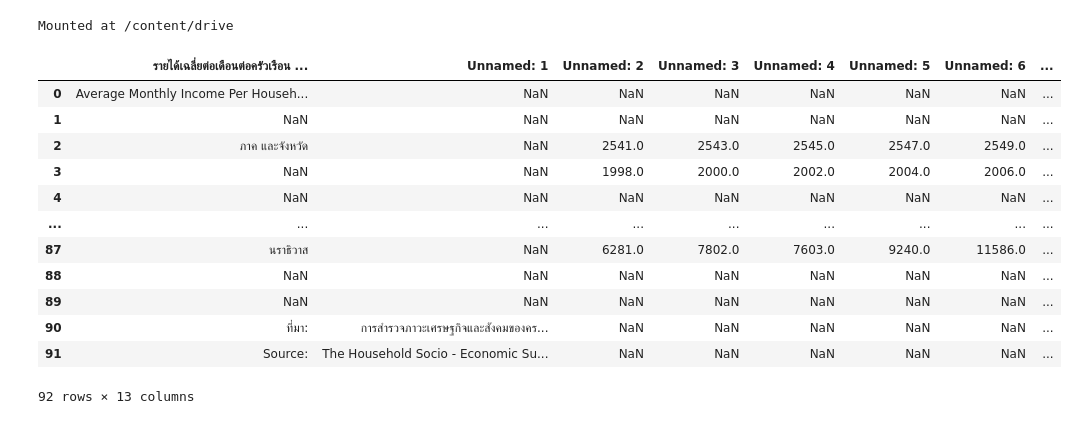
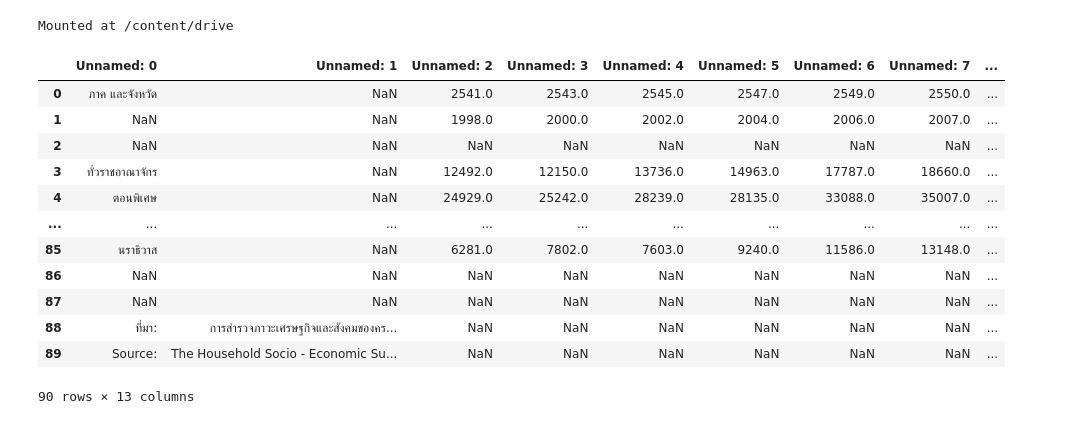
Before and after one commit to MeenTers/KKU_data_mining, a Jupyter notebook: Quiz2.ipynb, the cells around one changed output. Drawn from its saved outputs; the diff is of its cells as text; code cells hidden in the pictures.

```diff
--- a/Quiz2.ipynb
+++ b/Quiz2.ipynb
@@ -13,19 +13,19 @@ path = '/content/drive/My Drive/data_viz'
 # %%
 province_path = os.path.join(path,'3.-41-58.xls')
 # %%
-province_df = pd.read_excel(province_path)
+province_df = pd.read_excel(province_path,skiprows=[0,1])
 province_df
 # %% [output]
-|  | รายได้เฉลี่ยต่อเดือนต่อครัวเรือน ... | Unnamed: 1 | Unnamed: 2 | Unnamed: 3 | Unnamed: 4 | Unnamed: 5 | Unnamed: 6 | ... |
-| 0 | Average Monthly Income Per Househ... | NaN | NaN | NaN | NaN | NaN | NaN | ... |
-| 1 | NaN | NaN | NaN | NaN | NaN | NaN | NaN | ... |
-| 2 | ภาค และจังหวัด | NaN | 2541.0 | 2543.0 | 2545.0 | 2547.0 | 2549.0 | ... |
-| 3 | NaN | NaN | 1998.0 | 2000.0 | 2002.0 | 2004.0 | 2006.0 | ... |
-| 4 | NaN | NaN | NaN | NaN | NaN | NaN | NaN | ... |
-| ... | ... | ... | ... | ... | ... | ... | ... | ... |
-| 87 | นราธิวาส | NaN | 6281.0 | 7802.0 | 7603.0 | 9240.0 | 11586.0 | ... |
-| 88 | NaN | NaN | NaN | NaN | NaN | NaN | NaN | ... |
-| 89 | NaN | NaN | NaN | NaN | NaN | NaN | NaN | ... |
-| 90 | ที่มา: | การสำรวจภาวะเศรษฐกิจและสังคมของคร... | NaN | NaN | NaN | NaN | NaN | ... |
-| 91 | Source: | The Household Socio - Economic Su... | NaN | NaN | NaN | NaN | NaN | ... |
+|  | Unnamed: 0 | Unnamed: 1 | Unnamed: 2 | Unnamed: 3 | Unnamed: 4 | Unnamed: 5 | Unnamed: 6 | Unnamed: 7 | ... |
+| 0 | ภาค และจังหวัด | NaN | 2541.0 | 2543.0 | 2545.0 | 2547.0 | 2549.0 | 2550.0 | ... |
+| 1 | NaN | NaN | 1998.0 | 2000.0 | 2002.0 | 2004.0 | 2006.0 | 2007.0 | ... |
+| 2 | NaN | NaN | NaN | NaN | NaN | NaN | NaN | NaN | ... |
+| 3 | ทั่วราชอาณาจักร | NaN | 12492.0 | 12150.0 | 13736.0 | 14963.0 | 17787.0 | 18660.0 | ... |
+| 4 | ตอนพิเศษ | NaN | 24929.0 | 25242.0 | 28239.0 | 28135.0 | 33088.0 | 35007.0 | ... |
+| ... | ... | ... | ... | ... | ... | ... | ... | ... | ... |
+| 85 | นราธิวาส | NaN | 6281.0 | 7802.0 | 7603.0 | 9240.0 | 11586.0 | 13148.0 | ... |
+| 86 | NaN | NaN | NaN | NaN | NaN | NaN | NaN | NaN | ... |
+| 87 | NaN | NaN | NaN | NaN | NaN | NaN | NaN | NaN | ... |
+| 88 | ที่มา: | การสำรวจภาวะเศรษฐกิจและสังคมของคร... | NaN | NaN | NaN | NaN | NaN | NaN | ... |
+| 89 | Source: | The Household Socio - Economic Su... | NaN | NaN | NaN | NaN | NaN | NaN | ... |
-92 rows × 13 columns
+90 rows × 13 columns
```
Also changed, not shown: parts of 8 cells of this notebook.
